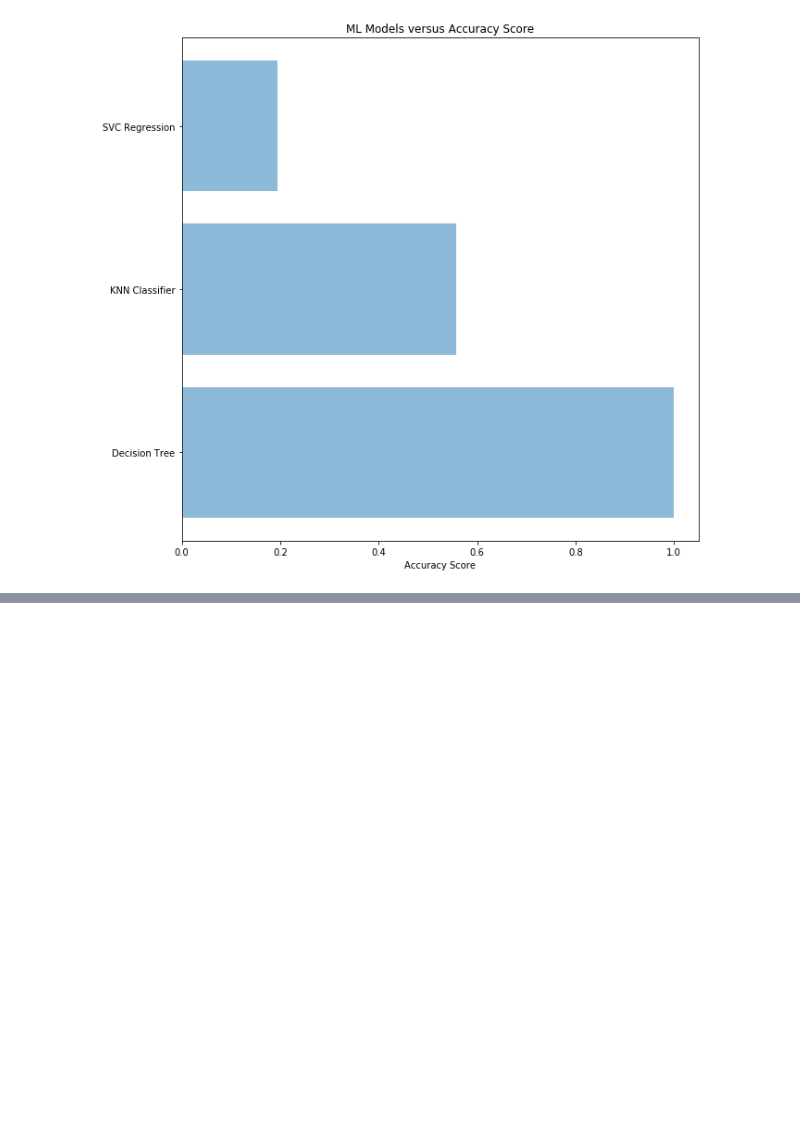
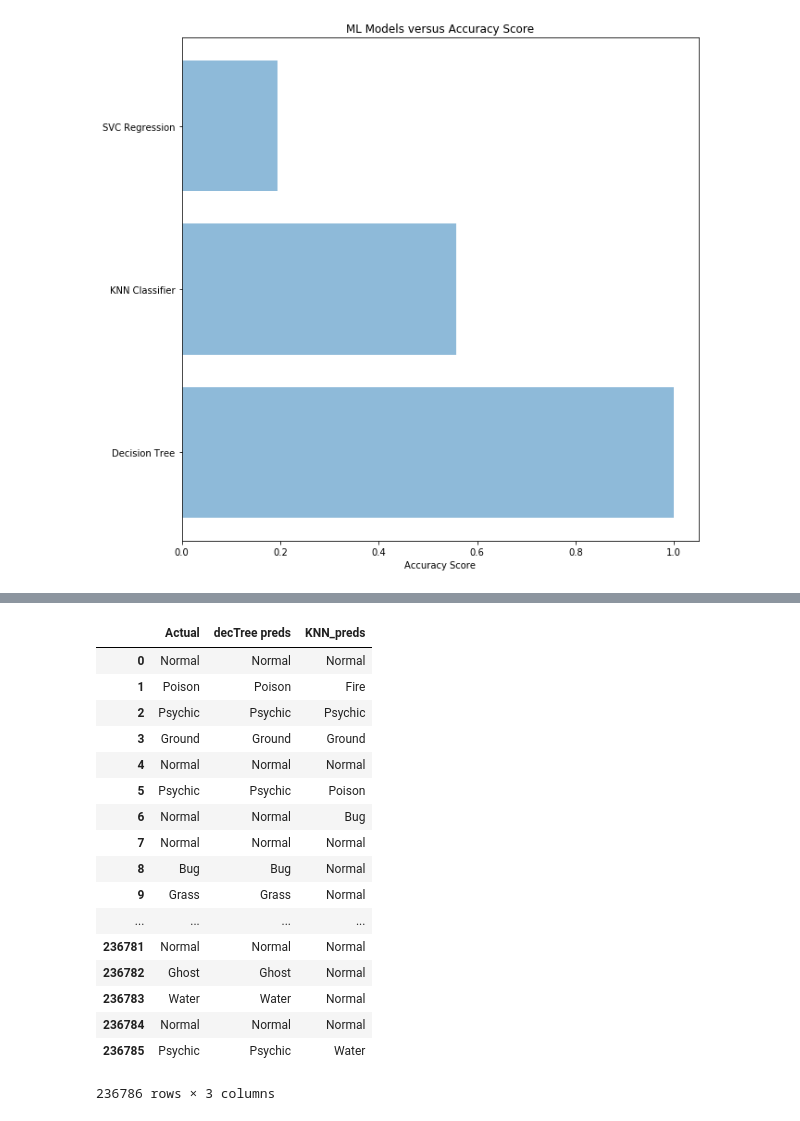
Before and after one commit to MaggieTsang/INFO370-Final-Project, a Jupyter notebook: data-crunch.ipynb, the cells around one changed output, grey strips where cells are left out. Saved outputs shown, nothing was run; the diff lists cells and outputs as text; code cells hidden in the pictures; blank space fills up the shorter version.

```diff
--- a/data-crunch.ipynb
+++ b/data-crunch.ipynb
@@ -401,0 +434,21 @@ plt.show()
+# %%
+predictions_df
+# %% [output]
+|  | Actual | decTree preds | KNN_preds |
+| 0 | Normal | Normal | Normal |
+| 1 | Poison | Poison | Fire |
+| 2 | Psychic | Psychic | Psychic |
+| 3 | Ground | Ground | Ground |
+| 4 | Normal | Normal | Normal |
+| 5 | Psychic | Psychic | Poison |
+| 6 | Normal | Normal | Bug |
+| 7 | Normal | Normal | Normal |
+| 8 | Bug | Bug | Normal |
+| 9 | Grass | Grass | Normal |
+| ... | ... | ... | ... |
+| 236781 | Normal | Normal | Normal |
+| 236782 | Ghost | Ghost | Normal |
+| 236783 | Water | Water | Normal |
+| 236784 | Normal | Normal | Normal |
+| 236785 | Psychic | Psychic | Water |
+236786 rows × 3 columns
```
Also changed, not shown: parts of 4 cells of this notebook.
